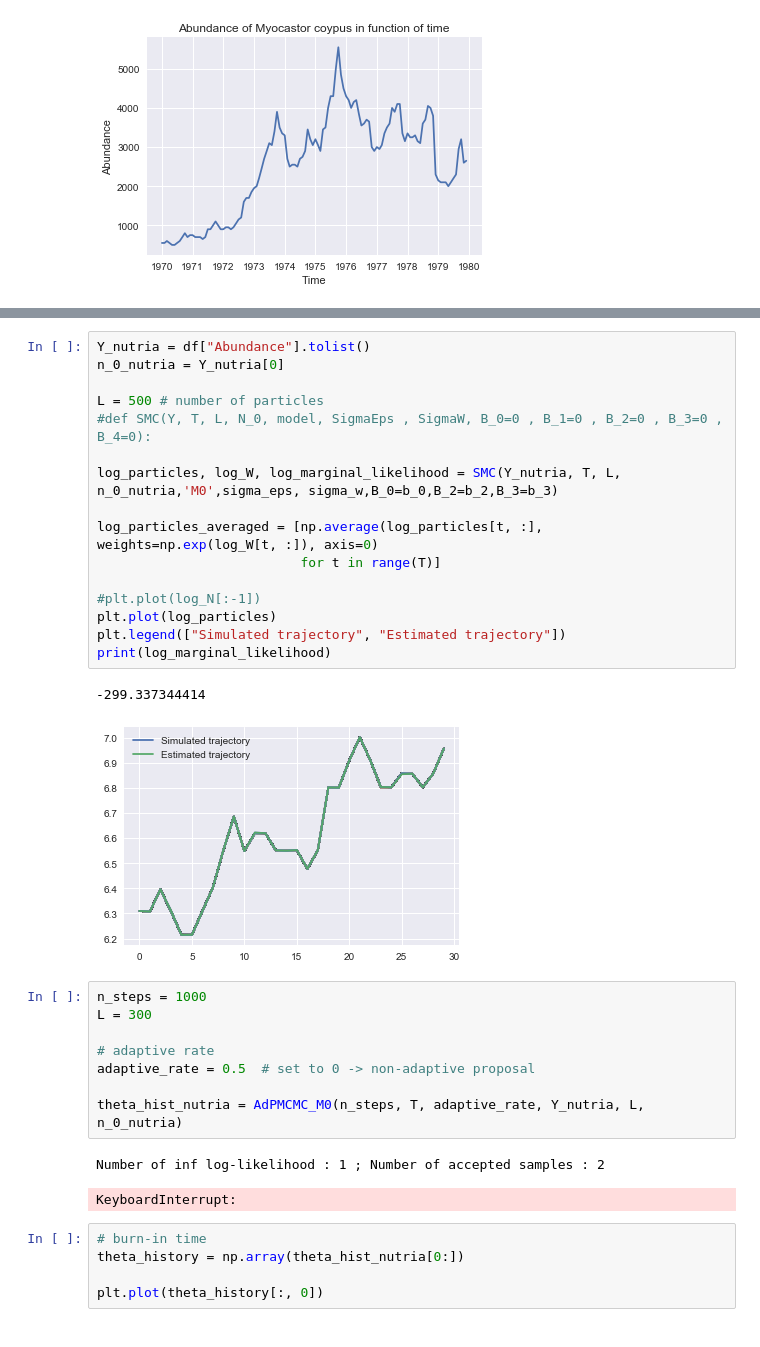
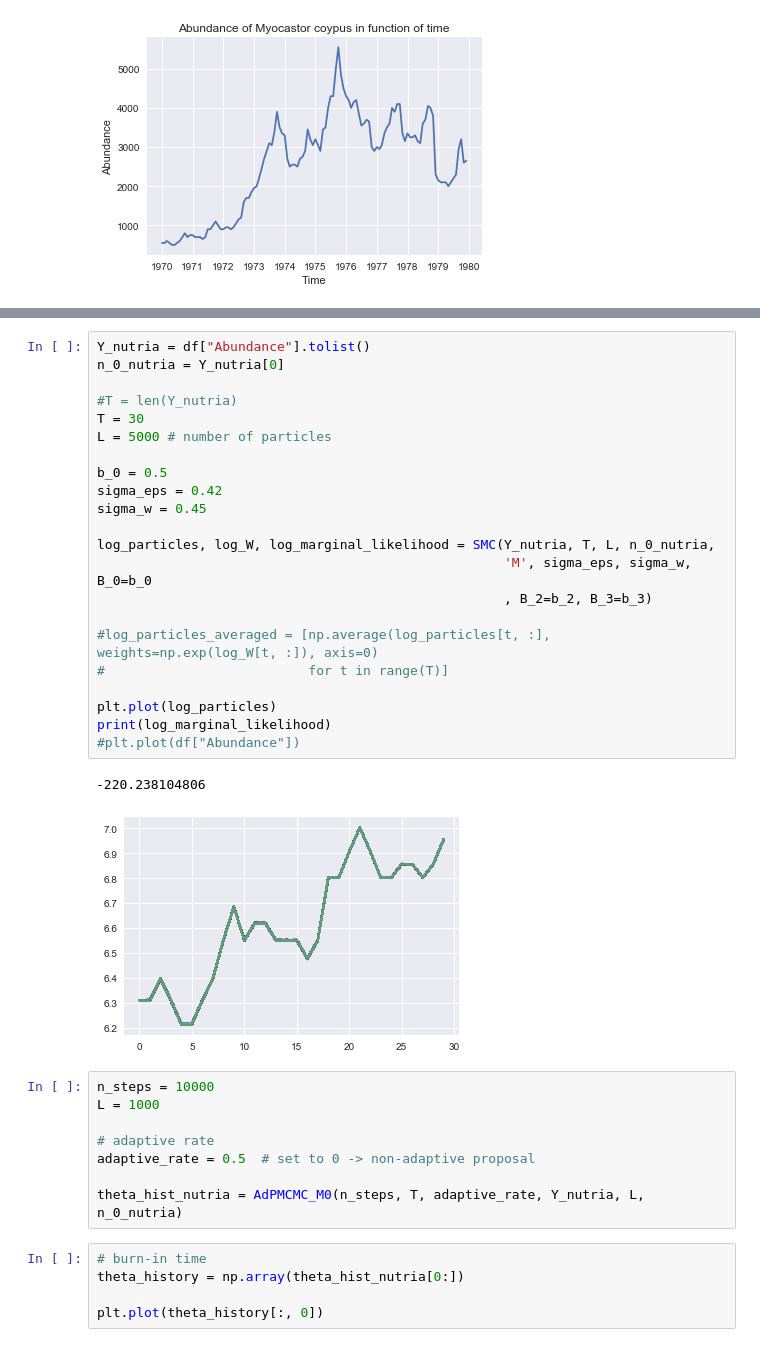
Before and after one commit to NicolasSchreuder/AdPMCMC_project, a Jupyter notebook: scripts/main.ipynb, the cells around one changed output, grey strips where cells are left out. Saved outputs shown, nothing was run; the diff lists cells and outputs as text.

```diff
--- a/scripts/main.ipynb
+++ b/scripts/main.ipynb
@@ -237,33 +177,36 @@ plt.ylabel('Abundance')
 # %%
 Y_nutria = df["Abundance"].tolist()
 n_0_nutria = Y_nutria[0]
 
-L = 500 # number of particles
-#def SMC(Y, T, L, N_0, model, SigmaEps , SigmaW, B_0=0 , B_1=0 , B_2=0 , B_3=0 , B_4=0):
+#T = len(Y_nutria)
+T = 30
+L = 5000 # number of particles
 
-log_particles, log_W, log_marginal_likelihood = SMC(Y_nutria, T, L, n_0_nutria,'M0',sigma_eps, sigma_w,B_0=b_0,B_2=b_2,B_3=b_3)
+b_0 = 0.5
+sigma_eps = 0.42
+sigma_w = 0.45
 
-log_particles_averaged = [np.average(log_particles[t, :], weights=np.exp(log_W[t, :]), axis=0)
-                          for t in range(T)]
+log_particles, log_W, log_marginal_likelihood = SMC(Y_nutria, T, L, n_0_nutria,
+                                                    'M', sigma_eps, sigma_w, B_0=b_0
+                                                    , B_2=b_2, B_3=b_3)
 
-#plt.plot(log_N[:-1])
+#log_particles_averaged = [np.average(log_particles[t, :], weights=np.exp(log_W[t, :]), axis=0)
+#                          for t in range(T)]
+
 plt.plot(log_particles)
-plt.legend(["Simulated trajectory", "Estimated trajectory"])
 print(log_marginal_likelihood)
+#plt.plot(df["Abundance"])
 # %% [output]
--299.337344414
+-220.238104806
-[figure, old version]
+[figure, new version]
 # %%
-n_steps = 1000
-L = 300
+n_steps = 10000
+L = 1000
 
 # adaptive rate
 adaptive_rate = 0.5  # set to 0 -> non-adaptive proposal
 
 theta_hist_nutria = AdPMCMC_M0(n_steps, T, adaptive_rate, Y_nutria, L, n_0_nutria)
-# %% [output]
-Number of inf log-likelihood : 1 ; Number of accepted samples : 2
-KeyboardInterrupt:
 # %%
 # burn-in time
 theta_history = np.array(theta_hist_nutria[0:])
```
Also changed, not shown: parts of 13 cells of this notebook, 6 other files.
